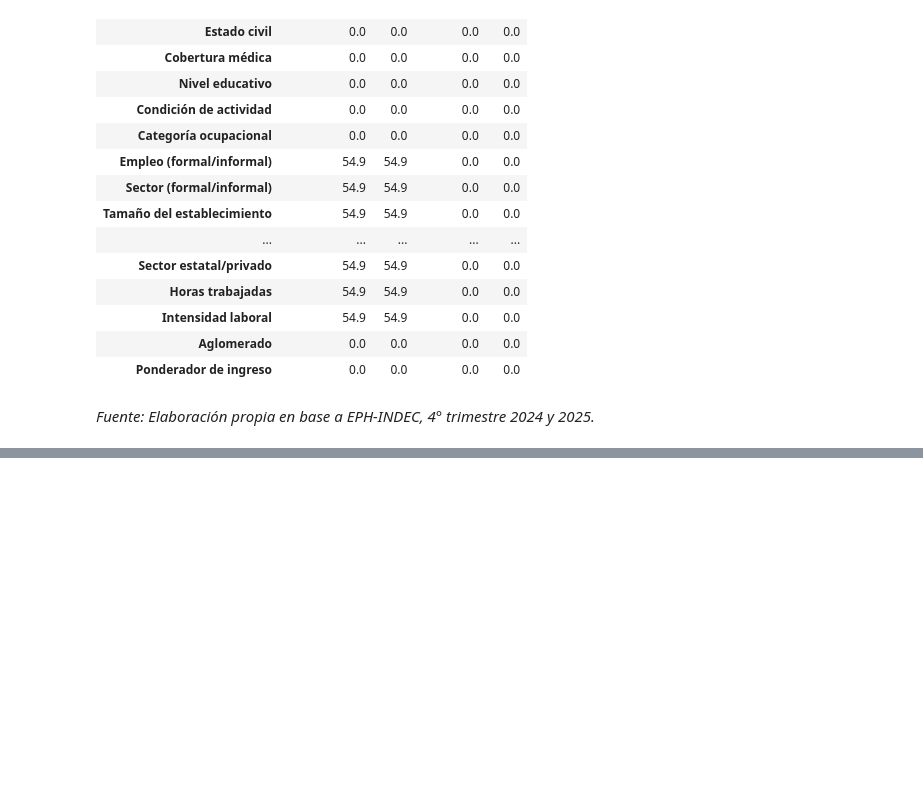
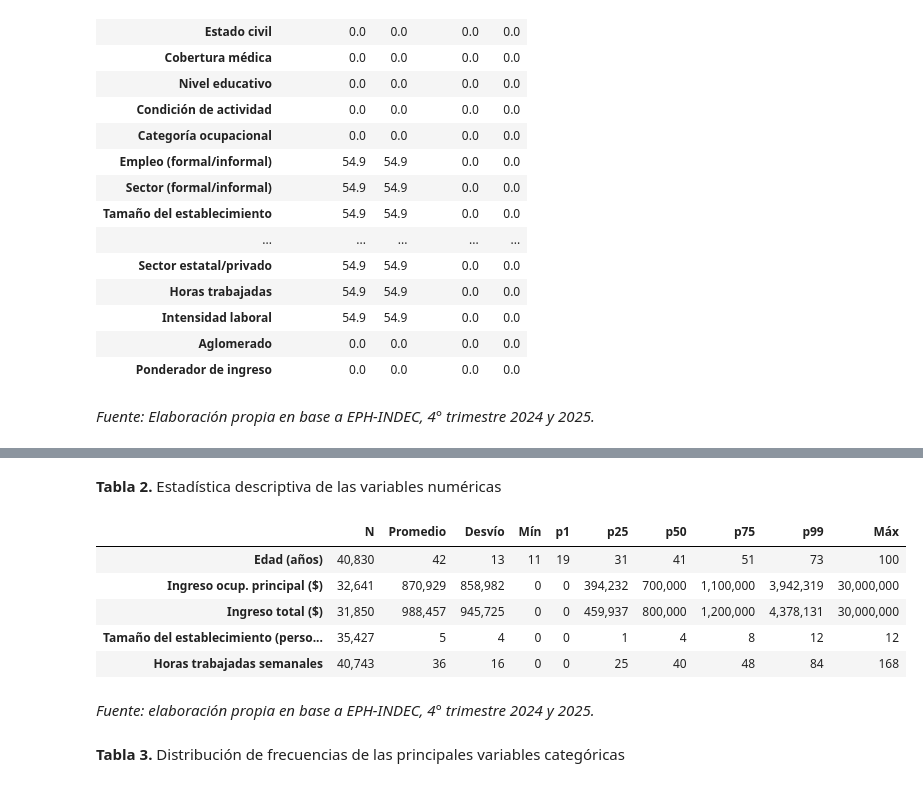
Before and after one commit to maylemes/TPs_Programacion_Grupo8, a Jupyter notebook: TP1/TP1_Programacion_Grupo8.ipynb, the cells around one changed output, grey strips where cells are left out. Saved outputs shown, nothing was run; the diff lists cells and outputs as text; code cells hidden in the pictures; blank space fills up the shorter version.

```diff
--- a/TP1/TP1_Programacion_Grupo8.ipynb
+++ b/TP1/TP1_Programacion_Grupo8.ipynb
@@ -722,0 +882,32 @@ tabla_detalle.style \
+# %% [markdown]
+**Tabla 2.** Estadística descriptiva de las variables numéricas
+# %%
+# Tabla 2: descriptiva de las variables NUMÉRICAS
+vars_numericas = ['CH06', 'P21_real', 'P47T_real', 'PP04C', 'PP3E_TOT']
+etiquetas_num = {
+    'CH06': 'Edad (años)',
+    'P21_real': 'Ingreso ocup. principal ($)',
+    'P47T_real': 'Ingreso total ($)',
+    'PP04C': 'Tamaño del establecimiento (personas)',
+    'PP3E_TOT': 'Horas trabajadas semanales',
+}
+tabla2 = ocupados[vars_numericas].describe(percentiles=[.01, .25, .50, .75, .99]).round(2).T
+tabla2 = tabla2.rename(index=etiquetas_num)
+tabla2 = tabla2.rename(columns={'count':'N', 'mean':'Promedio', 'std':'Desvío',
+                                'min':'Mín', '1%':'p1', '25%':'p25', '50%':'p50',
+                                '75%':'p75', '99%':'p99', 'max':'Máx'})
+
+# Formato: nombres a la izquierda, números centrados
+tabla2.style.format('{:,.0f}').set_properties(**{'text-align':'center'}) \
+    .set_table_styles([{'selector':'th.row_heading','props':[('text-align','left')]}])
+# %% [output]
+|  | N | Promedio | Desvío | Mín | p1 | p25 | p50 | p75 | p99 | Máx |
+| Edad (años) | 40,830 | 42 | 13 | 11 | 19 | 31 | 41 | 51 | 73 | 100 |
+| Ingreso ocup. principal ($) | 32,641 | 870,929 | 858,982 | 0 | 0 | 394,232 | 700,000 | 1,100,000 | 3,942,319 | 30,000,000 |
+| Ingreso total ($) | 31,850 | 988,457 | 945,725 | 0 | 0 | 459,937 | 800,000 | 1,200,000 | 4,378,131 | 30,000,000 |
+| Tamaño del establecimiento (perso... | 35,427 | 5 | 4 | 0 | 0 | 1 | 4 | 8 | 12 | 12 |
+| Horas trabajadas semanales | 40,743 | 36 | 16 | 0 | 0 | 25 | 40 | 48 | 84 | 168 |
+# %% [markdown]
+*Fuente: elaboración propia en base a EPH-INDEC, 4° trimestre 2024 y 2025.*
+# %% [markdown]
+**Tabla 3.** Distribución de frecuencias de las principales variables categóricas
```
Also changed, not shown: parts of 15 cells of this notebook, 1 other file.
